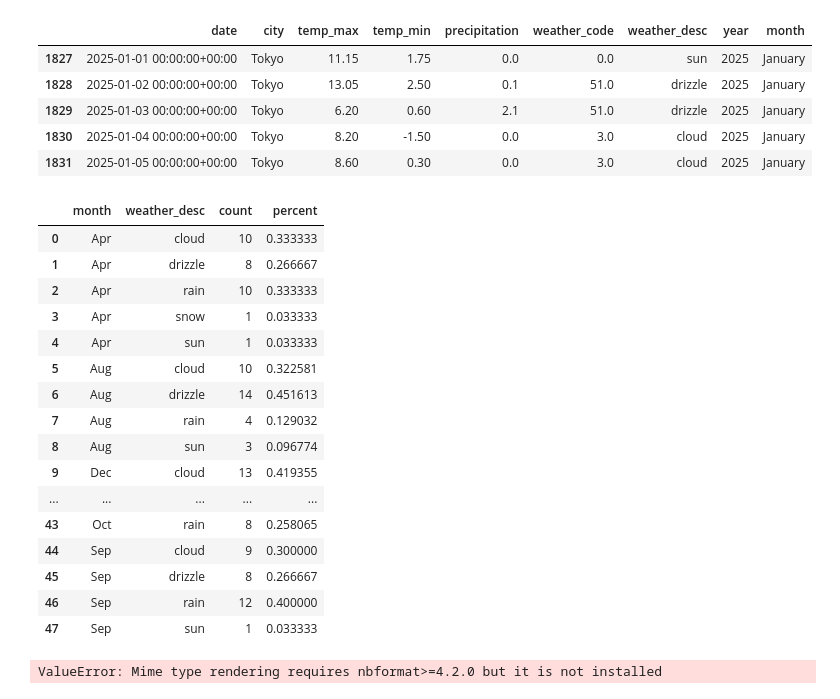
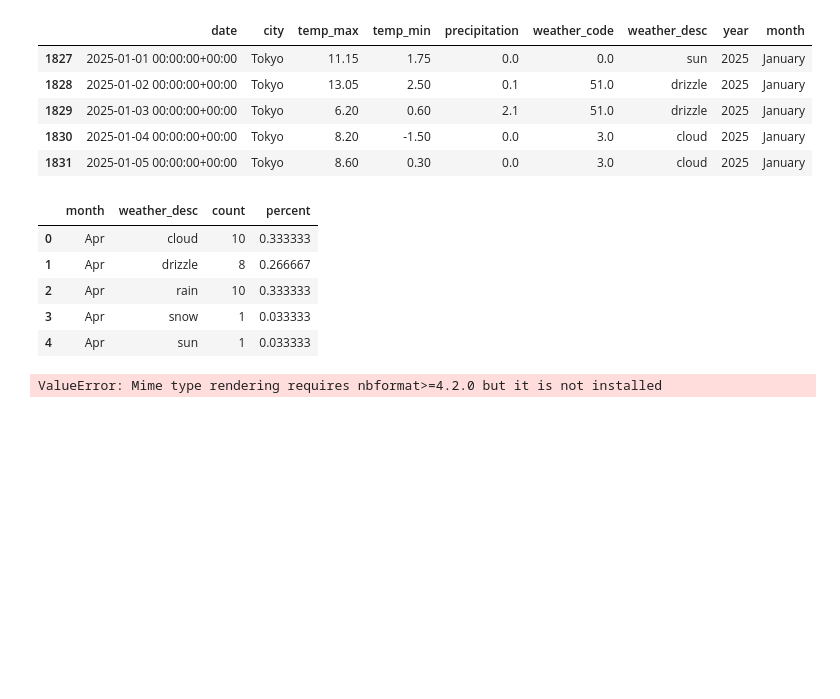
Before and after one commit to NhatNamPhan/Weather_Airflow_Pipeline, a Jupyter notebook: dashboard.ipynb, the cells around one changed output. Saved outputs shown, nothing was run; the diff lists cells and outputs as text; code cells hidden in the pictures; blank space fills up the shorter version.

```diff
--- a/dashboard.ipynb
+++ b/dashboard.ipynb
@@ -152,28 +152,17 @@ df_daily.head()
 # %%
 df_percent = df_daily.groupby(['month', 'weather_desc']).size().reset_index(name='count')
 df_percent['percent'] = (
     df_percent['count'] / df_percent.groupby('month')['count'].transform('sum')
 )
 df_percent['month'] = df_percent['month'].str[0:3]
-df_percent
+df_percent.head()
 # %% [output]
 |  | month | weather_desc | count | percent |
 | 0 | Apr | cloud | 10 | 0.333333 |
 | 1 | Apr | drizzle | 8 | 0.266667 |
 | 2 | Apr | rain | 10 | 0.333333 |
 | 3 | Apr | snow | 1 | 0.033333 |
 | 4 | Apr | sun | 1 | 0.033333 |
-| 5 | Aug | cloud | 10 | 0.322581 |
-| 6 | Aug | drizzle | 14 | 0.451613 |
-| 7 | Aug | rain | 4 | 0.129032 |
-| 8 | Aug | sun | 3 | 0.096774 |
-| 9 | Dec | cloud | 13 | 0.419355 |
-| ... | ... | ... | ... | ... |
-| 43 | Oct | rain | 8 | 0.258065 |
-| 44 | Sep | cloud | 9 | 0.300000 |
-| 45 | Sep | drizzle | 8 | 0.266667 |
-| 46 | Sep | rain | 12 | 0.400000 |
-| 47 | Sep | sun | 1 | 0.033333 |
 # %%
 month_order = ['Jan','Feb','Mar','Apr','May','Jun','Jul','Aug','Sep','Oct','Nov','Dec']
 weather_colors = {
```
Also changed, not shown: parts of 1 cell of this notebook, 3 other files.
